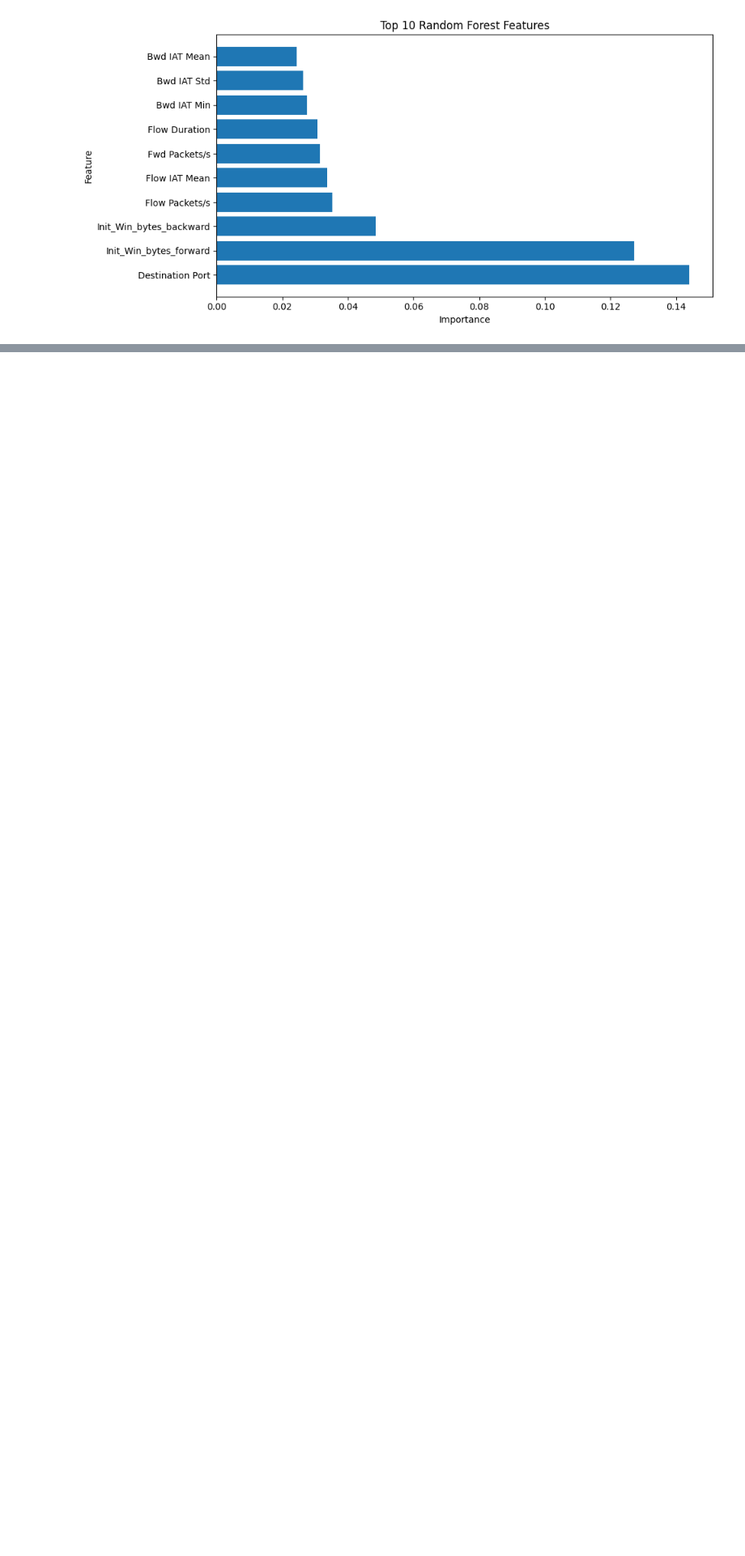
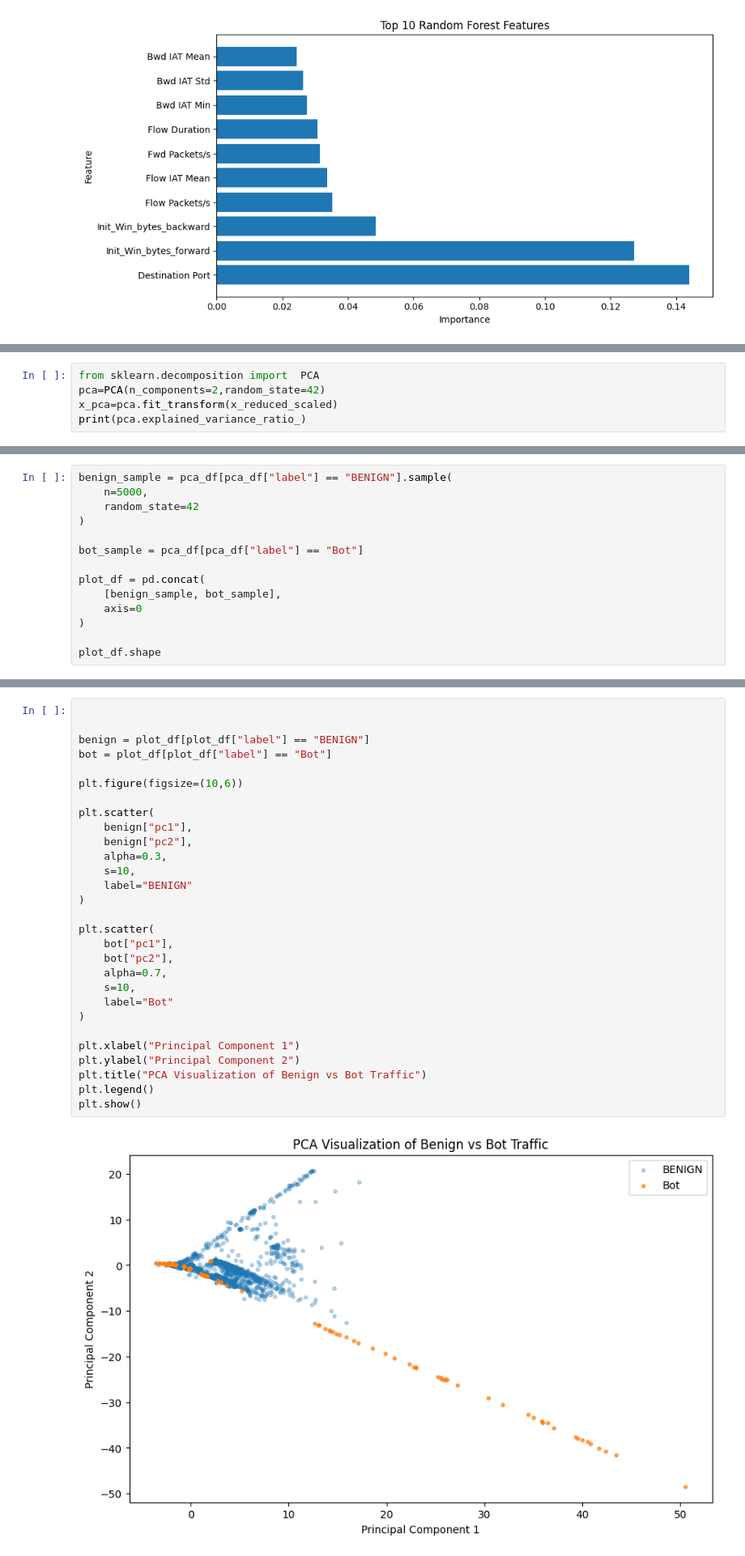
Before and after one commit to AdyashaNayak16/Intelligent-NIDS, a Jupyter notebook: data/cicids2017_analysis.ipynb, the cells around one changed output, grey strips where cells are left out. Shown at 81% size. Drawn from its saved outputs; the diff is of its cells as text; blank space fills up the shorter version.

```diff
--- a/data/cicids2017_analysis.ipynb
+++ b/data/cicids2017_analysis.ipynb
@@ -263,0 +348,5 @@ plt.show()
+# %%
+from sklearn.decomposition import  PCA
+pca=PCA(n_components=2,random_state=42)
+x_pca=pca.fit_transform(x_reduced_scaled)
+print(pca.explained_variance_ratio_)
@@ -263,0 +376,14 @@ plt.show()
+# %%
+benign_sample = pca_df[pca_df["label"] == "BENIGN"].sample(
+    n=5000,
+    random_state=42
+)
+
+bot_sample = pca_df[pca_df["label"] == "Bot"]
+
+plot_df = pd.concat(
+    [benign_sample, bot_sample],
+    axis=0
+)
+
+plot_df.shape
@@ -263,0 +392,31 @@ plt.show()
+# %%
+
+
+benign = plot_df[plot_df["label"] == "BENIGN"]
+bot = plot_df[plot_df["label"] == "Bot"]
+
+plt.figure(figsize=(10,6))
+
+plt.scatter(
+    benign["pc1"],
+    benign["pc2"],
+    alpha=0.3,
+    s=10,
+    label="BENIGN"
+)
+
+plt.scatter(
+    bot["pc1"],
+    bot["pc2"],
+    alpha=0.7,
+    s=10,
+    label="Bot"
+)
+
+plt.xlabel("Principal Component 1")
+plt.ylabel("Principal Component 2")
+plt.title("PCA Visualization of Benign vs Bot Traffic")
+plt.legend()
+plt.show()
+# %% [output]
+[figure, added]
```
Also changed, not shown: parts of 58 cells of this notebook, 6 other files.
